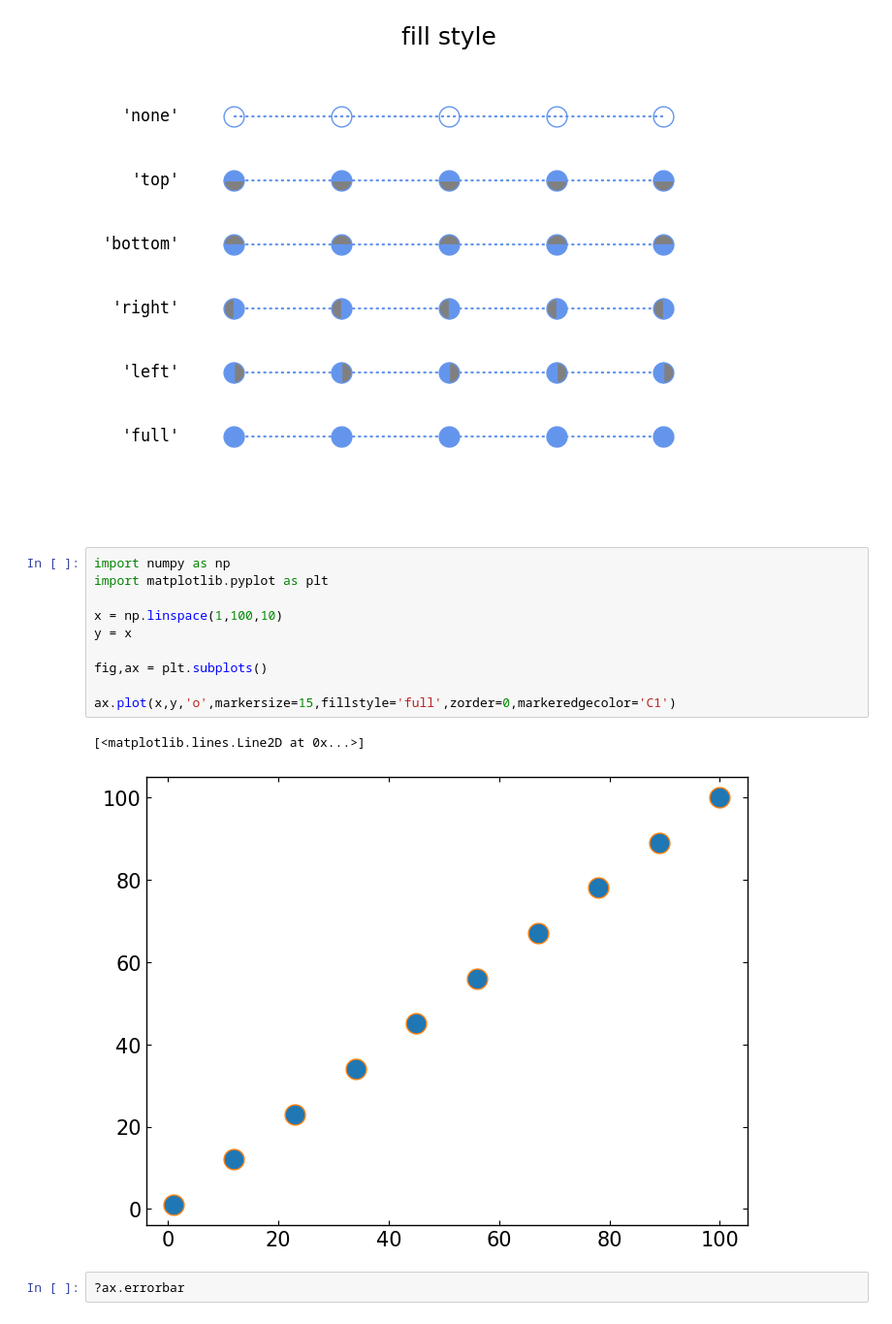
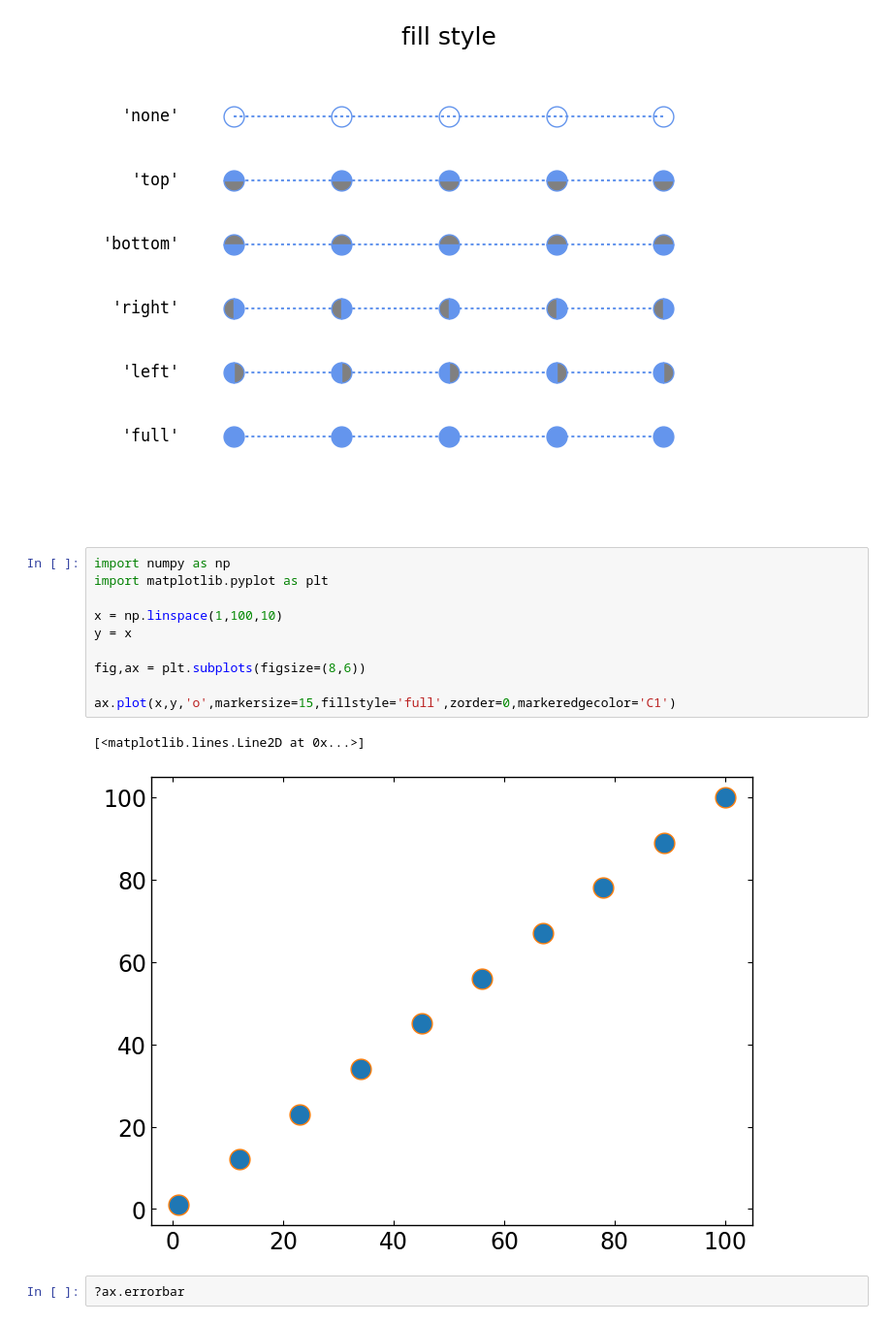
Before and after one commit to astrodoo/CodeExr, a Jupyter notebook: Python/ipynb/matplotlib3.ipynb, the cells around one changed output. Shown at 97% size. Saved outputs shown, nothing was run; the diff lists cells and outputs as text.

```diff
--- a/Python/ipynb/matplotlib3.ipynb
+++ b/Python/ipynb/matplotlib3.ipynb
@@ -74,16 +74,16 @@ plt.show()
 # %%
 import numpy as np
 import matplotlib.pyplot as plt
 
 x = np.linspace(1,100,10)
 y = x
 
-fig,ax = plt.subplots()
+fig,ax = plt.subplots(figsize=(8,6))
 
 ax.plot(x,y,'o',markersize=15,fillstyle='full',zorder=0,markeredgecolor='C1')
 # %% [output]
 [<matplotlib.lines.Line2D at 0x...>]
-[figure, old version]
+[figure, new version]
 # %%
 ?ax.errorbar
 # %%
```
Also changed, not shown: parts of 5 cells of this notebook, 1 other file.
